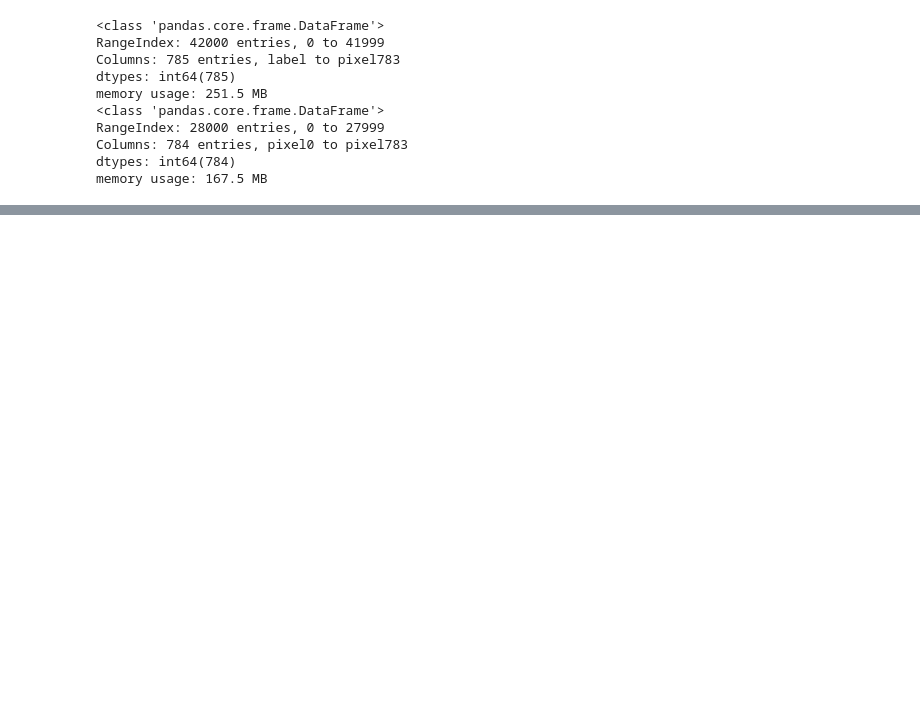
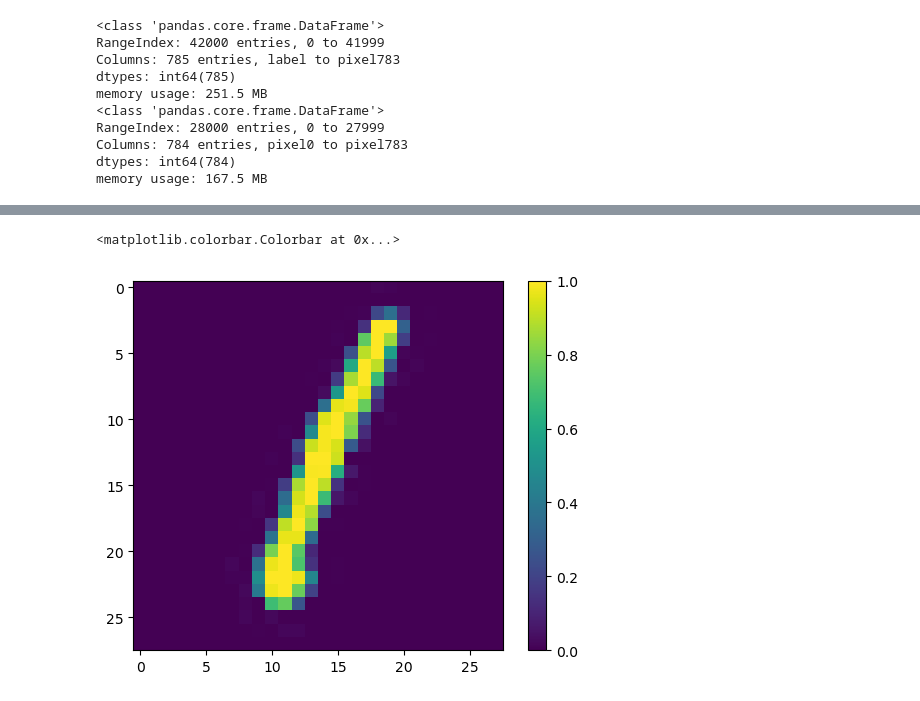
Before and after one commit to lmlb-astro/Kaggle-competitions, a Jupyter notebook: DigitRecognizer/conv_prediction.ipynb, the cells around one changed output, grey strips where cells are left out. Drawn from its saved outputs; the diff is of its cells as text; code cells hidden in the pictures; blank space fills up the shorter version.

```diff
--- a/DigitRecognizer/conv_prediction.ipynb
+++ b/DigitRecognizer/conv_prediction.ipynb
@@ -145,0 +196,10 @@ df_test["ImageId"] = np.arange(1, len(df_test.index)+1)
+# %%
+## check rotated image
+rot_im = rotate(im_arr[1], angle = 12., reshape = False)
+rot_im[rot_im < 0.] = 0.
+rot_im[rot_im > 1.] = 1.
+plt.imshow(rot_im)
+plt.colorbar()
+# %% [output]
+<matplotlib.colorbar.Colorbar at 0x...>
+[figure, added]
```
Also changed, not shown: parts of 13 cells of this notebook, 1 other file.
